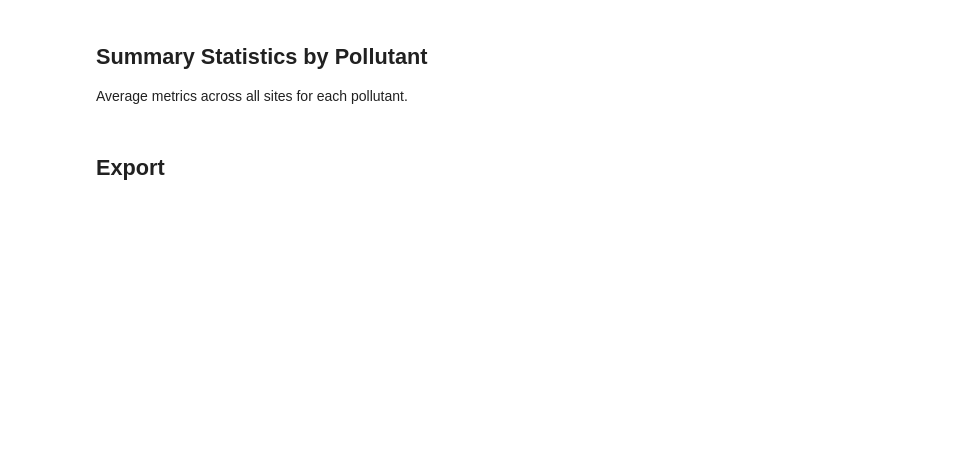
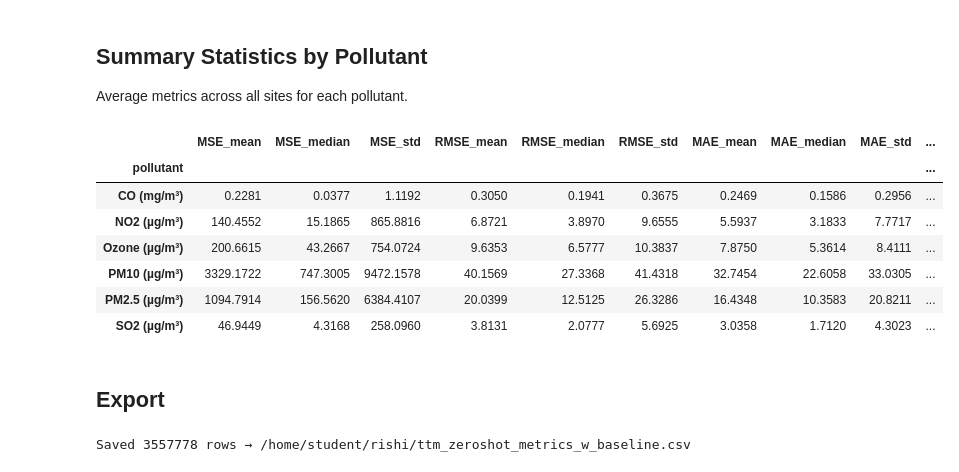
Before and after one commit to Rishi-Bharadwaj/Air-Pollution-Time-Series, a Jupyter notebook: ttm_analysis.ipynb, the cells around one changed output. Cells and saved outputs as stored; diff of their text form; code cells hidden in the pictures; blank space fills up the shorter version.

```diff
--- a/ttm_analysis.ipynb
+++ b/ttm_analysis.ipynb
@@ -140,12 +149,38 @@ metrics_df.head(12)
 
 Average metrics across all sites for each pollutant.
 # %%
-metric_cols = ["MSE", "RMSE", "MAE", "MASE", "MAPE", "sMAPE"]
-summary = metrics_df.groupby("pollutant")[metric_cols].agg(["mean", "median", "std"]).round(4)
+# Build a long-form view for easy grouping by pollutant
+metric_names = ["MSE", "RMSE", "MAE", "MASE", "MAPE", "sMAPE"]
+pollutant_cols = [c for c in metrics_df.columns if any(c.endswith(f"_{m}") for m in metric_names)]
+pollutants = sorted({c.rsplit("_", 1)[0] for c in pollutant_cols})
+
+summary_rows = []
+for poll in pollutants:
+    row = {"pollutant": poll}
+    for m in metric_names:
+        col = f"{poll}_{m}"
+        if col in metrics_df.columns:
+            row[f"{m}_mean"]   = metrics_df[col].mean()
+            row[f"{m}_median"] = metrics_df[col].median()
+            row[f"{m}_std"]    = metrics_df[col].std()
+    summary_rows.append(row)
+
+summary = pd.DataFrame(summary_rows).set_index("pollutant").round(4)
 summary
+# %% [output]
+|  | MSE_mean | MSE_median | MSE_std | RMSE_mean | RMSE_median | RMSE_std | MAE_mean | MAE_median | MAE_std | ... |
+| pollutant |  |  |  |  |  |  |  |  |  | ... |
+| CO (mg/m³) | 0.2281 | 0.0377 | 1.1192 | 0.3050 | 0.1941 | 0.3675 | 0.2469 | 0.1586 | 0.2956 | ... |
+| NO2 (µg/m³) | 140.4552 | 15.1865 | 865.8816 | 6.8721 | 3.8970 | 9.6555 | 5.5937 | 3.1833 | 7.7717 | ... |
+| Ozone (µg/m³) | 200.6615 | 43.2667 | 754.0724 | 9.6353 | 6.5777 | 10.3837 | 7.8750 | 5.3614 | 8.4111 | ... |
+| PM10 (µg/m³) | 3329.1722 | 747.3005 | 9472.1578 | 40.1569 | 27.3368 | 41.4318 | 32.7454 | 22.6058 | 33.0305 | ... |
+| PM2.5 (µg/m³) | 1094.7914 | 156.5620 | 6384.4107 | 20.0399 | 12.5125 | 26.3286 | 16.4348 | 10.3583 | 20.8211 | ... |
+| SO2 (µg/m³) | 46.9449 | 4.3168 | 258.0960 | 3.8131 | 2.0777 | 5.6925 | 3.0358 | 1.7120 | 4.3023 | ... |
 # %% [markdown]
 ## Export
 # %%
-out_path = "/home/student/rishi/ttm_zeroshot_metrics.csv"
+out_path = "/home/student/rishi/ttm_zeroshot_metrics_w_baseline.csv"
 metrics_df.to_csv(out_path, index=False)
 print(f"Saved {len(metrics_df)} rows → {out_path}")
+# %% [output]
+Saved 3557778 rows → /home/student/rishi/ttm_zeroshot_metrics_w_baseline.csv
```
Also changed, not shown: parts of 6 cells of this notebook.
